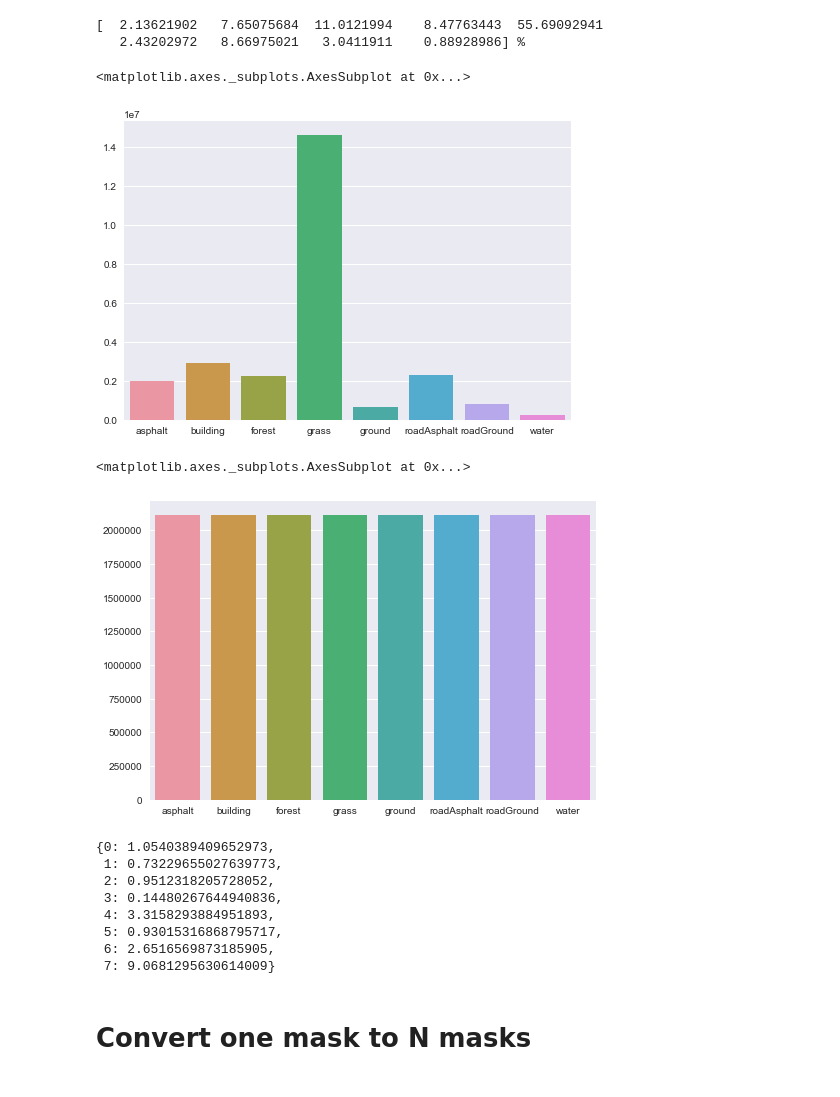
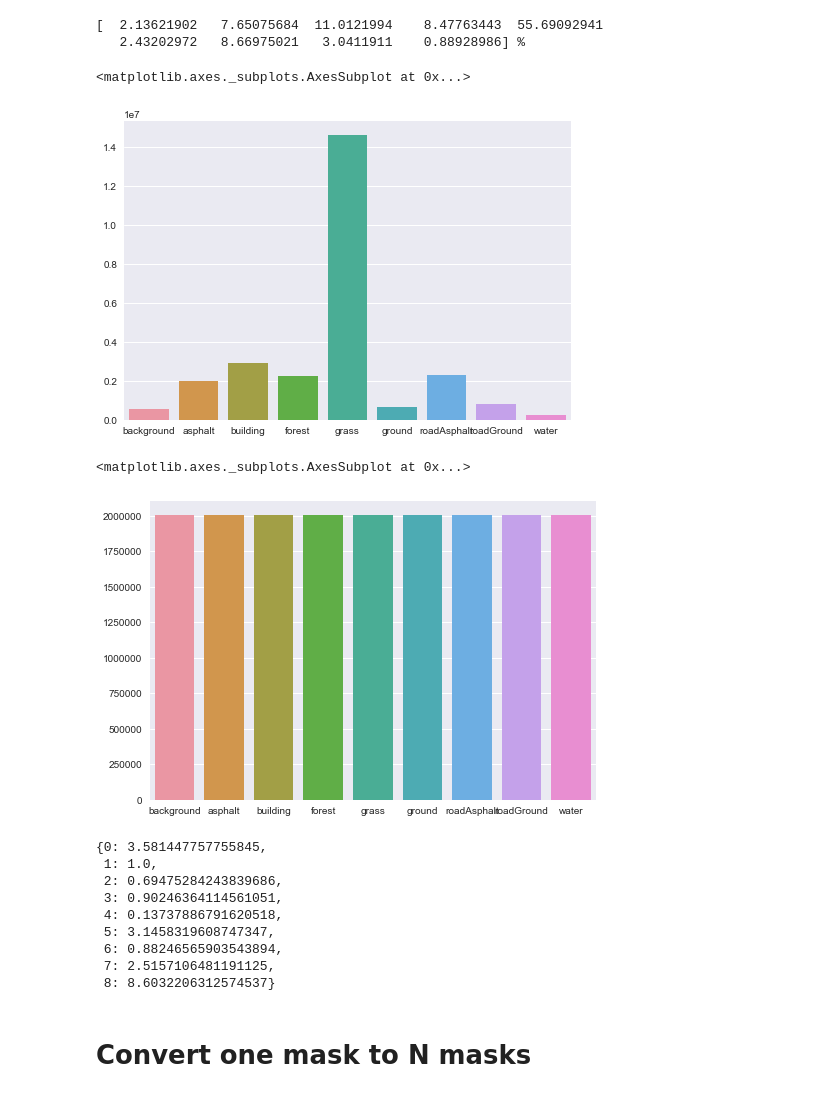
Before and after one commit to vladostan/copterutils, a Jupyter notebook: seg/pipeline_1.ipynb, the cells around one changed output. Cells and saved outputs as stored; diff of their text form; code cells hidden in the pictures.

```diff
--- a/seg/pipeline_1.ipynb
+++ b/seg/pipeline_1.ipynb
@@ -67,29 +69,30 @@ cs = ['background','asphalt', 'building', 'forest', 'grass', 'ground', 'roadAsph
 # %%
 import seaborn as sns
 
-sns.barplot(x=cs[1:], y=n[1:])
+sns.barplot(x=cs, y=n)
 # %% [output]
 <matplotlib.axes._subplots.AxesSubplot at 0x...>
-[figure, old version]
+[figure, new version]
 # %%
-cw = np.median(n[1:])/n[1:]
+cw = np.median(n)/n
 # %%
-sns.barplot(x=cs[1:], y=n[1:]*cw)
+sns.barplot(x=cs, y=n*cw)
 # %% [output]
 <matplotlib.axes._subplots.AxesSubplot at 0x...>
-[figure, old version]
+[figure, new version]
 # %%
 class_weights = dict(enumerate(cw))
 class_weights
 # %% [output]
-{0: 1.0540389409652973,
- 1: 0.73229655027639773,
- 2: 0.9512318205728052,
- 3: 0.14480267644940836,
- 4: 3.3158293884951893,
- 5: 0.93015316868795717,
- 6: 2.6516569873185905,
- 7: 9.0681295630614009}
+{0: 3.581447757755845,
+ 1: 1.0,
+ 2: 0.69475284243839686,
+ 3: 0.90246364114561051,
+ 4: 0.13737886791620518,
+ 5: 3.1458319608747347,
+ 6: 0.88246565903543894,
+ 7: 2.5157106481191125,
+ 8: 8.6032206312574537}
 # %% [markdown]
 # Convert one mask to N masks
 # %%
```
Also changed, not shown: parts of 22 cells of this notebook.
